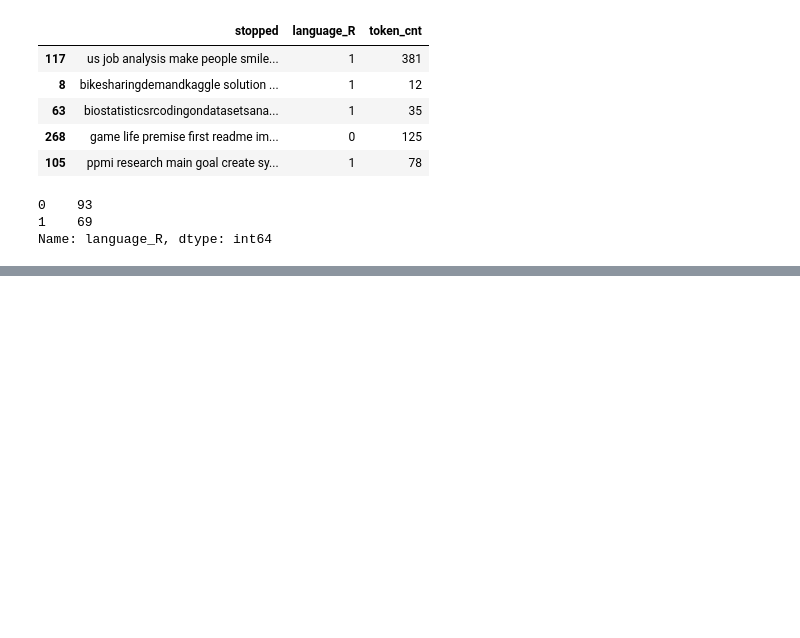
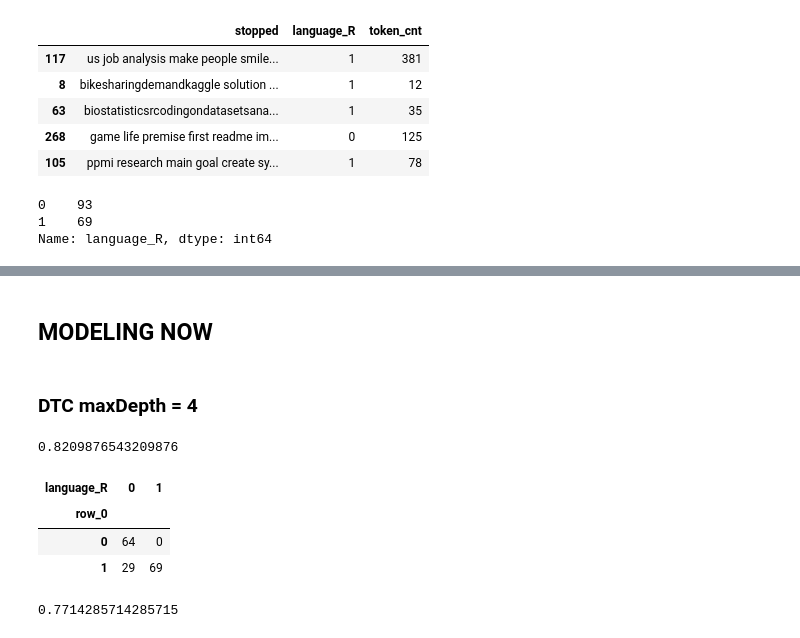
Before and after one commit to Cod-Up-Our-Data/github_language_processing, a Jupyter notebook: model_r.ipynb, the cells around one changed output, grey strips where cells are left out. Cells and saved outputs as stored; diff of their text form; code cells hidden in the pictures; blank space fills up the shorter version.

```diff
--- a/model_r.ipynb
+++ b/model_r.ipynb
@@ -127,0 +154,33 @@ Name: language_R, dtype: int64
+# %%
+tfidf = TfidfVectorizer()
+# %%
+X_bow = tfidf.fit_transform(X_train)
+# %% [markdown]
+## MODELING NOW
+# %% [markdown]
+### DTC maxDepth = 4
+# %%
+# create the Decision Tree Classifier model
+dtc = DecisionTreeClassifier(max_depth=4)
+# %%
+# fit the model to the TRAIN dataset:
+dtc.fit(X_bow, y_train)
+dtc.score(X_bow,y_train)
+# %% [output]
+0.8209876543209876
+# %%
+dtc_preds = dtc.predict(X_bow)
+pd.crosstab(dtc_preds,y_train)
+# %% [output]
+| language_R | 0 | 1 |
+| row_0 |  |  |
+| 0 | 64 | 0 |
+| 1 | 29 | 69 |
+# %%
+# as with any other sklearn transformation,
+# transform only on our validate and/or test,
+# only fit on train
+X_validate_bow = tfidf.transform(X_validate)
+dtc.score(X_validate_bow, y_validate)
+# %% [output]
+0.7714285714285715
```
Also changed, not shown: parts of 27 cells of this notebook, 1 other file.
